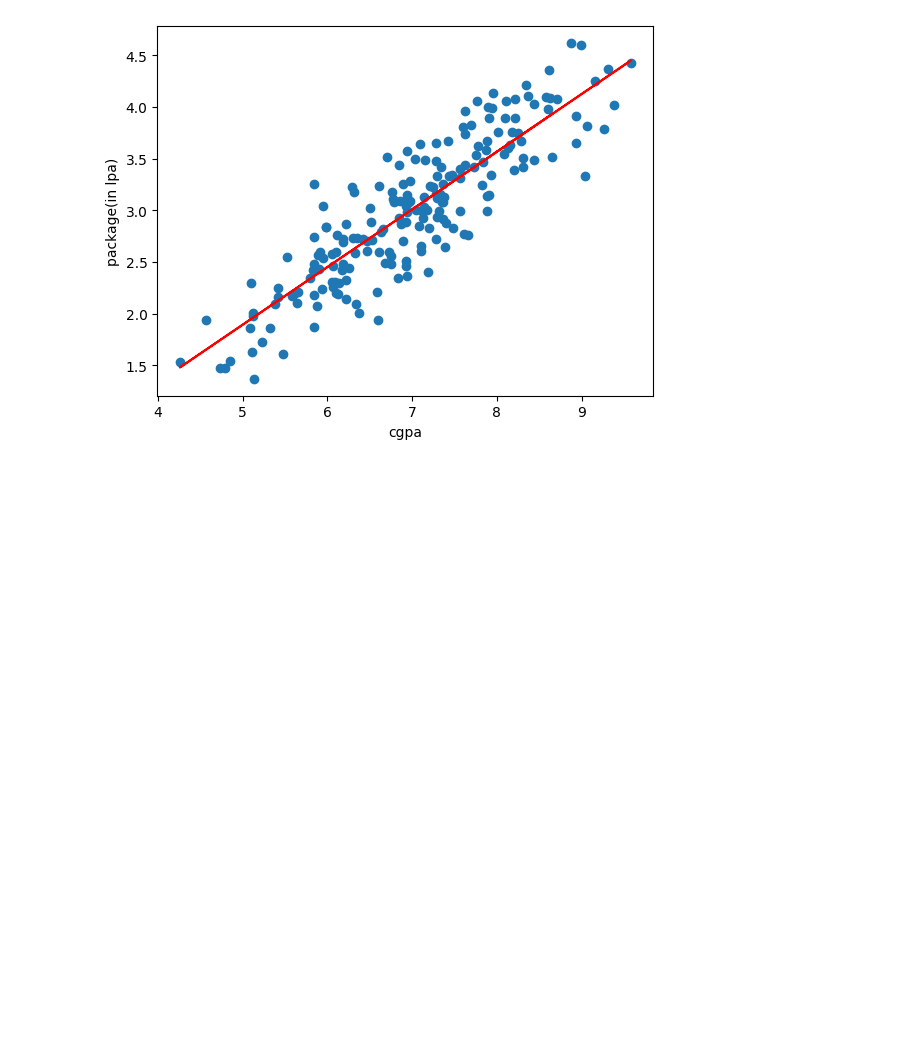
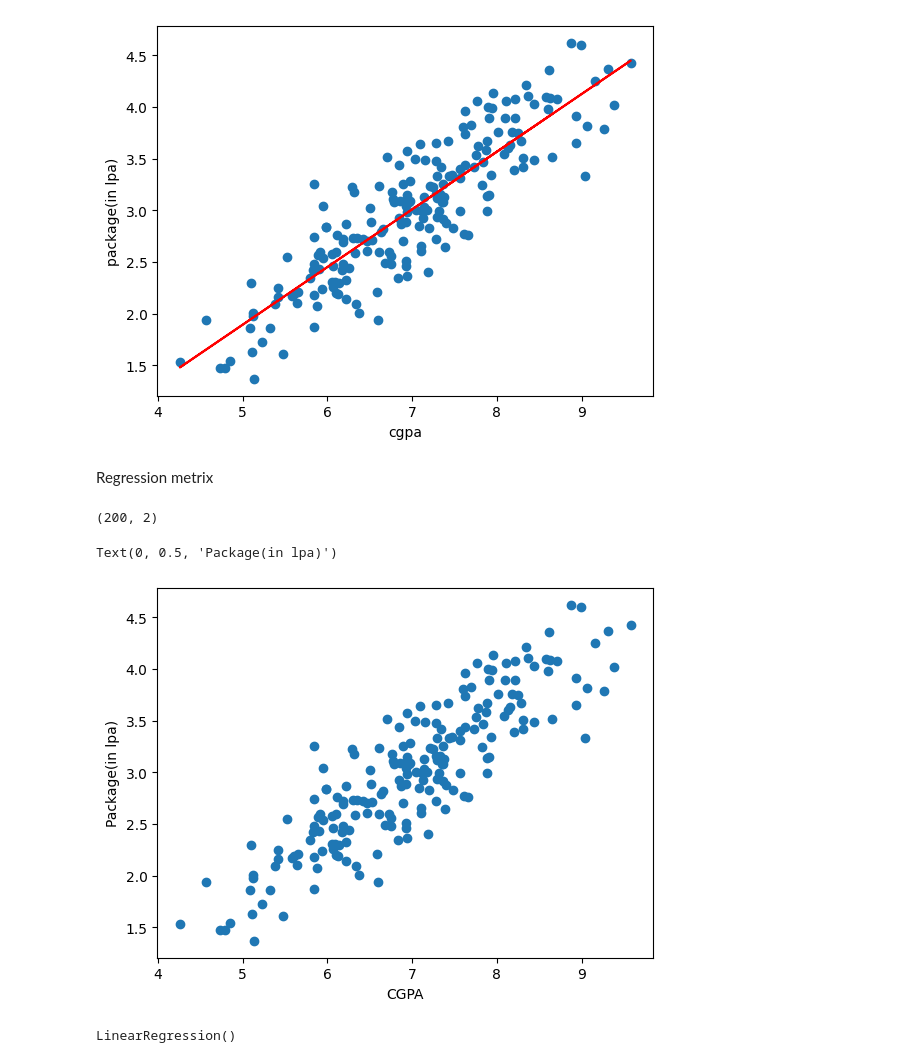
Before and after one commit to suryashekharsasmal/My-ML-concept, a Jupyter notebook: Machin_lerning.ipynb, the cells around one changed output. Saved outputs shown, nothing was run; the diff lists cells and outputs as text; code cells hidden in the pictures; blank space fills up the shorter version.

```diff
--- a/Machin_lerning.ipynb
+++ b/Machin_lerning.ipynb
@@ -2442,3 +2442,5 @@ import numpy as np
 import pandas as pd
 # %%
 df=pd.read_csv('/content/placement (1).csv')
+# %% [markdown]
+Regression metrix
@@ -2444,0 +2452,14 @@ df=pd.read_csv('/content/placement (1).csv')
+# %%
+df=pd.read_csv('/content/placement (1).csv')
+# %%
+df.head()
+df.shape
+# %% [output]
+(200, 2)
+# %%
+plt.scatter(df['cgpa'],df['package'])
+plt.xlabel('CGPA')
+plt.ylabel('Package(in lpa)')
+# %% [output]
+Text(0, 0.5, 'Package(in lpa)')
+[figure, added]
@@ -2444,0 +2478,4 @@ df=pd.read_csv('/content/placement (1).csv')
+# %%
+lr.fit(X_train,y_train)
+# %% [output]
+LinearRegression()
```
Also changed, not shown: parts of 13 cells of this notebook.
